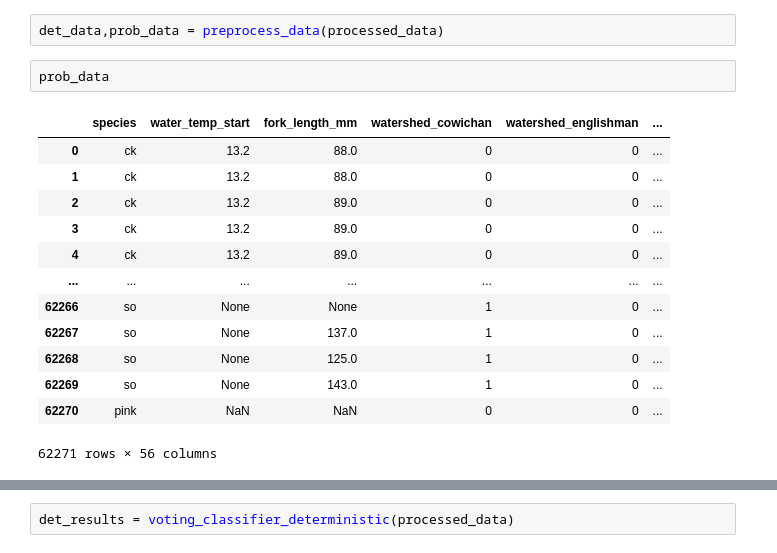
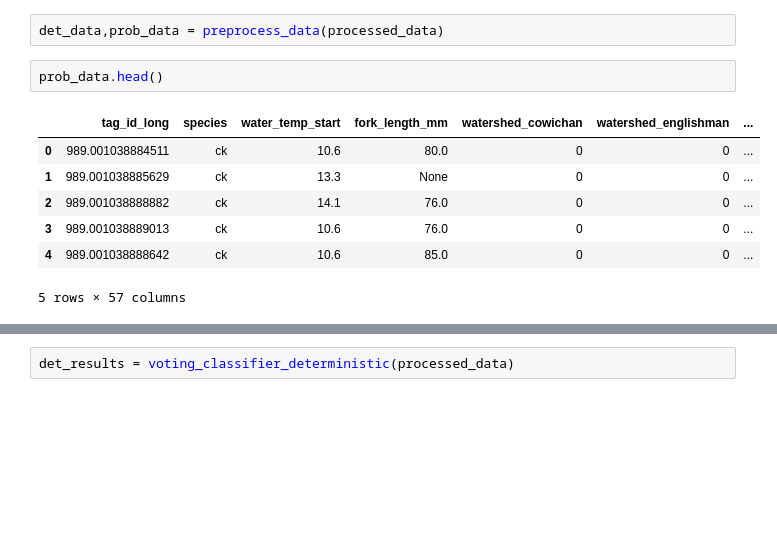
Before and after one commit to brahmwg/Bottlenecks_MDS_Capstone, a Jupyter notebook: mds_deliverables/species_prediction_model/demo/demo.ipynb, the cells around one changed output, grey strips where cells are left out. Cells and saved outputs as stored; diff of their text form; blank space fills up the shorter version.

Commit message:
Changes to include tag_id_long in prediction results

```diff
--- a/mds_deliverables/species_prediction_model/demo/demo.ipynb
+++ b/mds_deliverables/species_prediction_model/demo/demo.ipynb
@@ -47,19 +47,13 @@ processed_data.head()
 # %%
 det_data,prob_data = preprocess_data(processed_data)
 # %%
-prob_data
+prob_data.head()
 # %% [output]
-|  | species | water_temp_start | fork_length_mm | watershed_cowichan | watershed_englishman | ... |
-| 0 | ck | 13.2 | 88.0 | 0 | 0 | ... |
-| 1 | ck | 13.2 | 88.0 | 0 | 0 | ... |
-| 2 | ck | 13.2 | 89.0 | 0 | 0 | ... |
-| 3 | ck | 13.2 | 89.0 | 0 | 0 | ... |
-| 4 | ck | 13.2 | 89.0 | 0 | 0 | ... |
-| ... | ... | ... | ... | ... | ... | ... |
-| 62266 | so | None | None | 1 | 0 | ... |
-| 62267 | so | None | 137.0 | 1 | 0 | ... |
-| 62268 | so | None | 125.0 | 1 | 0 | ... |
-| 62269 | so | None | 143.0 | 1 | 0 | ... |
-| 62270 | pink | NaN | NaN | 0 | 0 | ... |
+|  | tag_id_long | species | water_temp_start | fork_length_mm | watershed_cowichan | watershed_englishman | ... |
+| 0 | 989.001038884511 | ck | 10.6 | 80.0 | 0 | 0 | ... |
+| 1 | 989.001038885629 | ck | 13.3 | None | 0 | 0 | ... |
+| 2 | 989.001038888882 | ck | 14.1 | 76.0 | 0 | 0 | ... |
+| 3 | 989.001038889013 | ck | 10.6 | 76.0 | 0 | 0 | ... |
+| 4 | 989.001038888642 | ck | 10.6 | 85.0 | 0 | 0 | ... |
-62271 rows × 56 columns
+5 rows × 57 columns
 # %%
```
Also changed, not shown: parts of 9 cells of this notebook, 3 other files.
